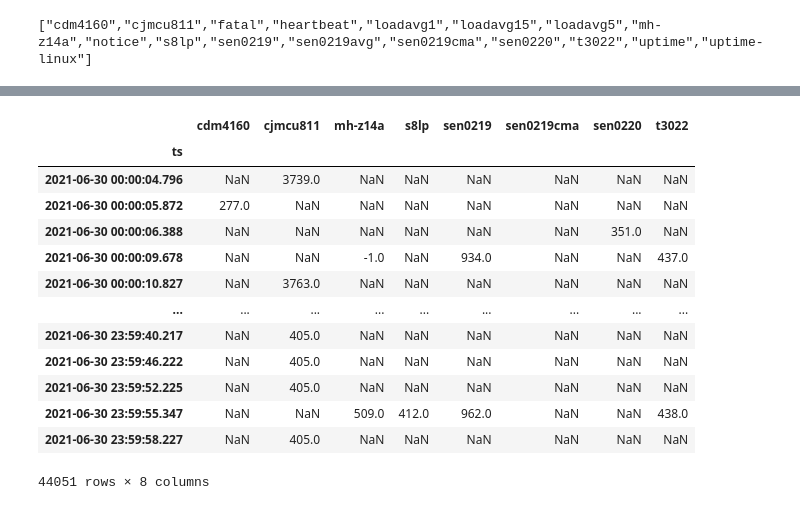
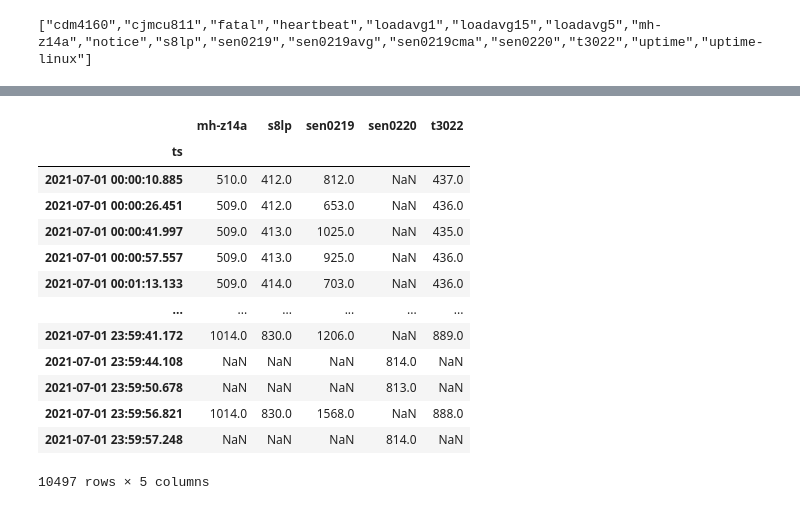
Before and after one commit to lata-mas/Monitor_co2_pistas_educativas, a Jupyter notebook: notebooks/001_descarga_guarda_ThingsBoard.ipynb, the cells around one changed output, grey strips where cells are left out. Cells and saved outputs as stored; diff of their text form; code cells hidden in the pictures.

Commit message:
agregue datos fluke prueba ventilador

```diff
--- a/notebooks/001_descarga_guarda_ThingsBoard.ipynb
+++ b/notebooks/001_descarga_guarda_ThingsBoard.ipynb
@@ -9,8 +9,7 @@ tb = TB(config_file='config_gbv.ini',device_name='CO2')
 # %% [output]
 ["cdm4160","cjmcu811","fatal","heartbeat","loadavg1","loadavg15","loadavg5","mh-z14a","notice","s8lp","sen0219","sen0219avg","sen0219cma","sen0220","t3022","uptime","uptime-linux"]
 # %%
-sensores = ["cdm4160","cjmcu811",
-            "mh-z14a","s8lp","sen0219","sen0219cma","sen0220","t3022"]
+sensores = ["mh-z14a","s8lp","sen0219","sen0220","t3022"]
 
 # sensores = ["cdm4160","cjmcu811","sen0219","t3022","mh-z14a","sen0220","s8lp"]
 datos = pd.concat([tb.get_df(key=sensor) for sensor in sensores],axis=1)
@@ -36,20 +27,20 @@ ts
 # %%
 #corta los datos de la fecha inicial al final
-datos = datos["2021-06-30"]
+datos = datos["2021-07-01":"2021-07-05"]
 datos
 # %% [output]
-|  | cdm4160 | cjmcu811 | mh-z14a | s8lp | sen0219 | sen0219cma | sen0220 | t3022 |
-| ts |  |  |  |  |  |  |  |  |
-| 2021-06-30 00:00:04.796 | NaN | 3739.0 | NaN | NaN | NaN | NaN | NaN | NaN |
-| 2021-06-30 00:00:05.872 | 277.0 | NaN | NaN | NaN | NaN | NaN | NaN | NaN |
-| 2021-06-30 00:00:06.388 | NaN | NaN | NaN | NaN | NaN | NaN | 351.0 | NaN |
-| 2021-06-30 00:00:09.678 | NaN | NaN | -1.0 | NaN | 934.0 | NaN | NaN | 437.0 |
-| 2021-06-30 00:00:10.827 | NaN | 3763.0 | NaN | NaN | NaN | NaN | NaN | NaN |
-| ... | ... | ... | ... | ... | ... | ... | ... | ... |
-| 2021-06-30 23:59:40.217 | NaN | 405.0 | NaN | NaN | NaN | NaN | NaN | NaN |
-| 2021-06-30 23:59:46.222 | NaN | 405.0 | NaN | NaN | NaN | NaN | NaN | NaN |
-| 2021-06-30 23:59:52.225 | NaN | 405.0 | NaN | NaN | NaN | NaN | NaN | NaN |
-| 2021-06-30 23:59:55.347 | NaN | NaN | 509.0 | 412.0 | 962.0 | NaN | NaN | 438.0 |
-| 2021-06-30 23:59:58.227 | NaN | 405.0 | NaN | NaN | NaN | NaN | NaN | NaN |
+|  | mh-z14a | s8lp | sen0219 | sen0220 | t3022 |
+| ts |  |  |  |  |  |
+| 2021-07-01 00:00:10.885 | 510.0 | 412.0 | 812.0 | NaN | 437.0 |
+| 2021-07-01 00:00:26.451 | 509.0 | 412.0 | 653.0 | NaN | 436.0 |
+| 2021-07-01 00:00:41.997 | 509.0 | 413.0 | 1025.0 | NaN | 435.0 |
+| 2021-07-01 00:00:57.557 | 509.0 | 413.0 | 925.0 | NaN | 436.0 |
+| 2021-07-01 00:01:13.133 | 509.0 | 414.0 | 703.0 | NaN | 436.0 |
+| ... | ... | ... | ... | ... | ... |
+| 2021-07-01 23:59:41.172 | 1014.0 | 830.0 | 1206.0 | NaN | 889.0 |
+| 2021-07-01 23:59:44.108 | NaN | NaN | NaN | 814.0 | NaN |
+| 2021-07-01 23:59:50.678 | NaN | NaN | NaN | 813.0 | NaN |
+| 2021-07-01 23:59:56.821 | 1014.0 | 830.0 | 1568.0 | NaN | 888.0 |
+| 2021-07-01 23:59:57.248 | NaN | NaN | NaN | 814.0 | NaN |
-44051 rows × 8 columns
+10497 rows × 5 columns
 # %%
```
Also changed, not shown: parts of 3 cells of this notebook, 4 other files.
